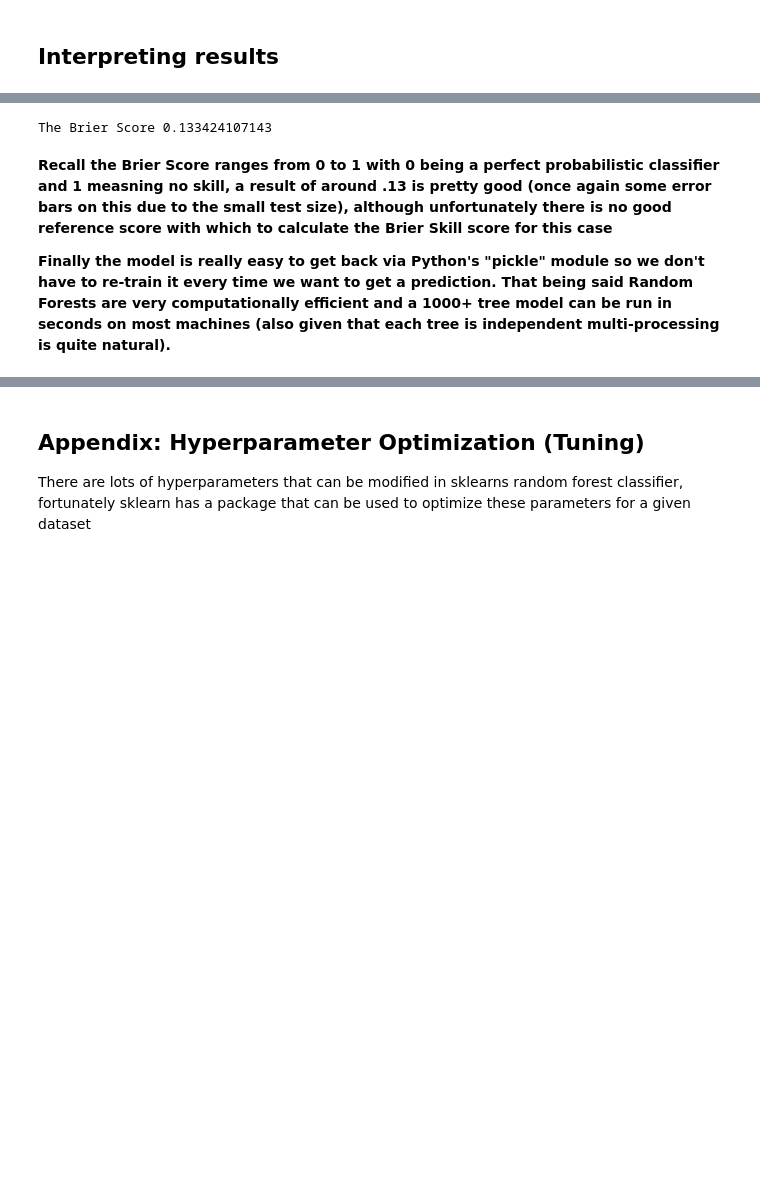
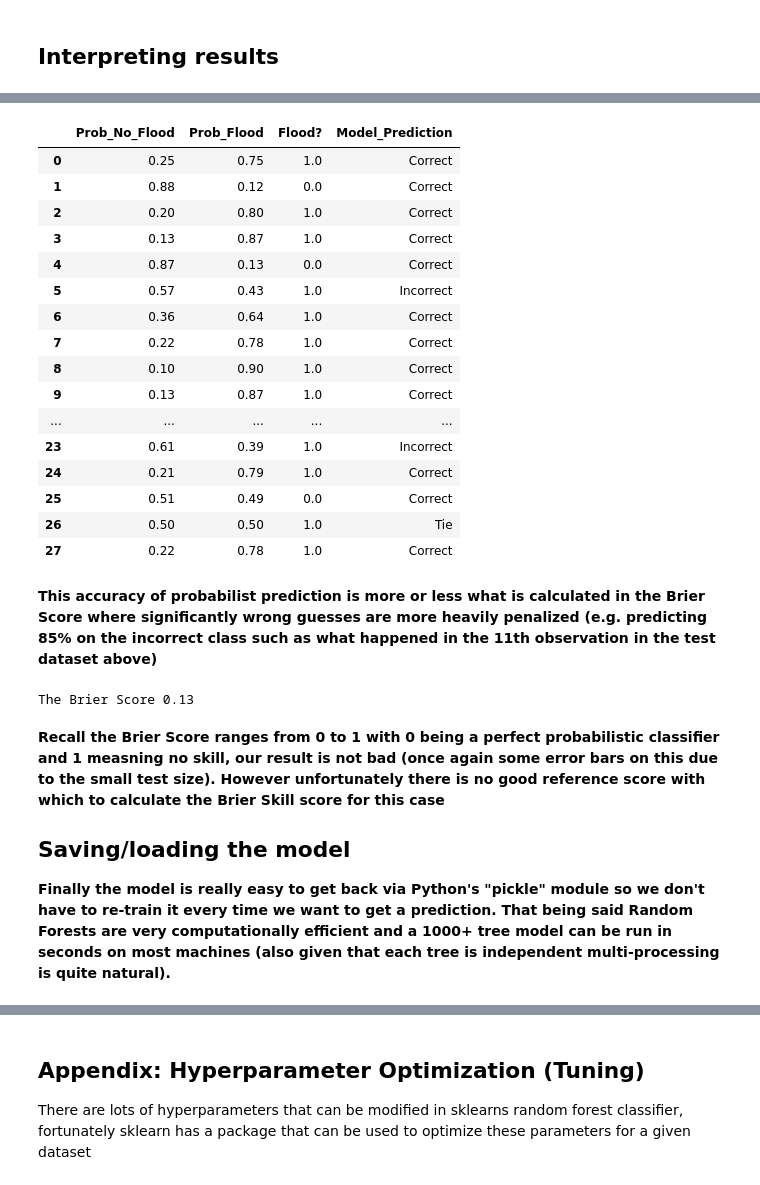
Before and after one commit to Meteorcane13/FFW_study, a Jupyter notebook: FlashFloodStudy.ipynb, the cells around one changed output, grey strips where cells are left out. Saved outputs shown, nothing was run; the diff lists cells and outputs as text; code cells hidden in the pictures; blank space fills up the shorter version.

```diff
--- a/FlashFloodStudy.ipynb
+++ b/FlashFloodStudy.ipynb
@@ -255,11 +244,50 @@ Prob No Flood, Prob Flood, Basins flooded
+# %%
+# Get the probabilities for the test data
+flood = np.round(clf.predict_proba(xtest[:]), 2)
+prob_df = pd.DataFrame(flood, columns=['Prob_No_Flood', 'Prob_Flood'])
+result_df = ytest.reset_index()
+prob_df['Flood?'] = result_df['Result']
+prob_df.loc[(prob_df['Prob_No_Flood'] > 0.5) &
+            (prob_df['Flood?'] == 1), 'Model_Prediction'] = 'Incorrect'
+prob_df.loc[(prob_df['Prob_Flood'] > 0.5) &
+            (prob_df['Flood?'] == 0), 'Model_Prediction'] = 'Incorrect'
+prob_df.loc[(prob_df['Prob_No_Flood'] > 0.5) &
+            (prob_df['Flood?'] == 0), 'Model_Prediction'] = 'Correct'
+prob_df.loc[(prob_df['Prob_Flood'] > 0.5) &
+            (prob_df['Flood?'] == 1), 'Model_Prediction'] = 'Correct'
+prob_df.loc[(prob_df['Prob_Flood'] == 0.5), 'Model_Prediction'] = 'Tie'
+
+prob_df
+# %% [output]
+|  | Prob_No_Flood | Prob_Flood | Flood? | Model_Prediction |
+| 0 | 0.25 | 0.75 | 1.0 | Correct |
+| 1 | 0.88 | 0.12 | 0.0 | Correct |
+| 2 | 0.20 | 0.80 | 1.0 | Correct |
+| 3 | 0.13 | 0.87 | 1.0 | Correct |
+| 4 | 0.87 | 0.13 | 0.0 | Correct |
+| 5 | 0.57 | 0.43 | 1.0 | Incorrect |
+| 6 | 0.36 | 0.64 | 1.0 | Correct |
+| 7 | 0.22 | 0.78 | 1.0 | Correct |
+| 8 | 0.10 | 0.90 | 1.0 | Correct |
+| 9 | 0.13 | 0.87 | 1.0 | Correct |
+| ... | ... | ... | ... | ... |
+| 23 | 0.61 | 0.39 | 1.0 | Incorrect |
+| 24 | 0.21 | 0.79 | 1.0 | Correct |
+| 25 | 0.51 | 0.49 | 0.0 | Correct |
+| 26 | 0.50 | 0.50 | 1.0 | Tie |
+| 27 | 0.22 | 0.78 | 1.0 | Correct |
+# %% [markdown]
+<b> This accuracy of probabilist prediction is more or less what is calculated in the Brier Score where significantly wrong guesses are more heavily penalized (e.g. predicting 85% on the incorrect class such as what happened in the 11th observation in the test dataset above) </b>
 # %%
 yprob = clf.predict_proba(xtest)[0:, 1]
 brier_score = metrics.brier_score_loss(ytest, yprob)
-print 'The Brier Score {}'.format(brier_score)
+print 'The Brier Score {:3.2f}'.format(brier_score)
 # %% [output]
-The Brier Score 0.133424107143
+The Brier Score 0.13
 # %% [markdown]
-<b> Recall the Brier Score ranges from 0 to 1 with 0 being a perfect probabilistic classifier and 1 measning no skill, a result of around .13 is pretty good (once again some error bars on this due to the small test size), although unfortunately there is no good reference score with which to calculate the Brier Skill score for this case </b>
+<b> Recall the Brier Score ranges from 0 to 1 with 0 being a perfect probabilistic classifier and 1 measning no skill, our result is not bad (once again some error bars on this due to the small test size). However unfortunately there is no good reference score with which to calculate the Brier Skill score for this case </b>
+
+## Saving/loading the model
 
 <b>Finally the model is really easy to get back via Python's "pickle" module so we don't have to re-train it every time we want to get a prediction. That being said Random Forests are very computationally efficient and a 1000+ tree model can be run in seconds on most machines (also given that each tree is independent multi-processing is quite natural). </b>
 # %%
```
Also changed, not shown: parts of 26 cells of this notebook.
